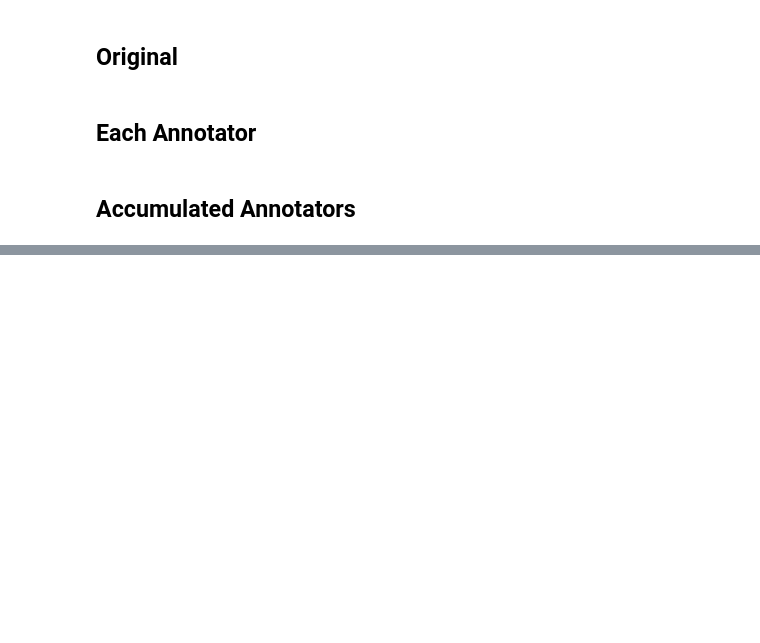
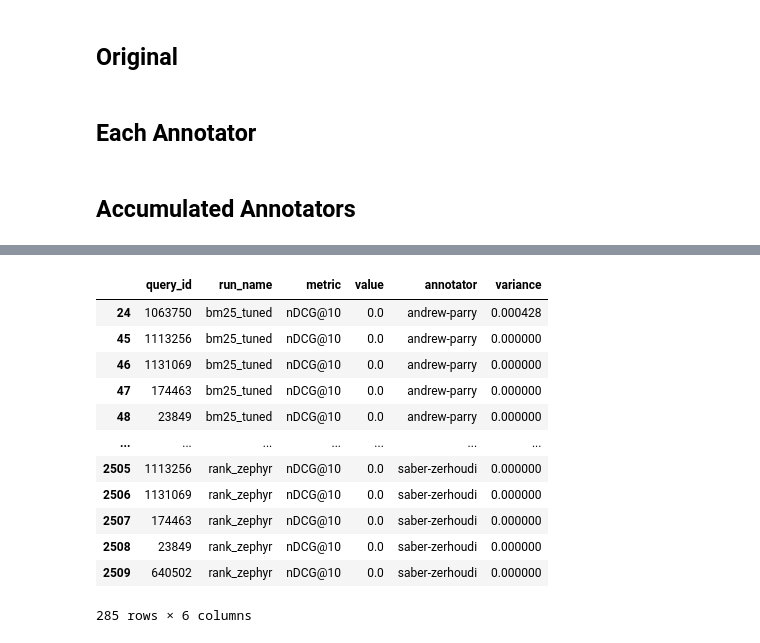
Before and after one commit to Parry-Parry/sigir25-annotation, a Jupyter notebook: analysis/annotator.ipynb, the cells around one changed output, grey strips where cells are left out. Drawn from its saved outputs; the diff is of its cells as text; code cells hidden in the pictures; blank space fills up the shorter version.

```diff
--- a/analysis/annotator.ipynb
+++ b/analysis/annotator.ipynb
@@ -798,0 +867,16 @@ g.add_legend()
+# %%
+each_annotator_ndcg[each_annotator_ndcg['value'] == 0.]
+# %% [output]
+|  | query_id | run_name | metric | value | annotator | variance |
+| 24 | 1063750 | bm25_tuned | nDCG@10 | 0.0 | andrew-parry | 0.000428 |
+| 45 | 1113256 | bm25_tuned | nDCG@10 | 0.0 | andrew-parry | 0.000000 |
+| 46 | 1131069 | bm25_tuned | nDCG@10 | 0.0 | andrew-parry | 0.000000 |
+| 47 | 174463 | bm25_tuned | nDCG@10 | 0.0 | andrew-parry | 0.000000 |
+| 48 | 23849 | bm25_tuned | nDCG@10 | 0.0 | andrew-parry | 0.000000 |
+| ... | ... | ... | ... | ... | ... | ... |
+| 2505 | 1113256 | rank_zephyr | nDCG@10 | 0.0 | saber-zerhoudi | 0.000000 |
+| 2506 | 1131069 | rank_zephyr | nDCG@10 | 0.0 | saber-zerhoudi | 0.000000 |
+| 2507 | 174463 | rank_zephyr | nDCG@10 | 0.0 | saber-zerhoudi | 0.000000 |
+| 2508 | 23849 | rank_zephyr | nDCG@10 | 0.0 | saber-zerhoudi | 0.000000 |
+| 2509 | 640502 | rank_zephyr | nDCG@10 | 0.0 | saber-zerhoudi | 0.000000 |
+285 rows × 6 columns
```
Also changed, not shown: parts of 19 cells of this notebook, 10 other files.
